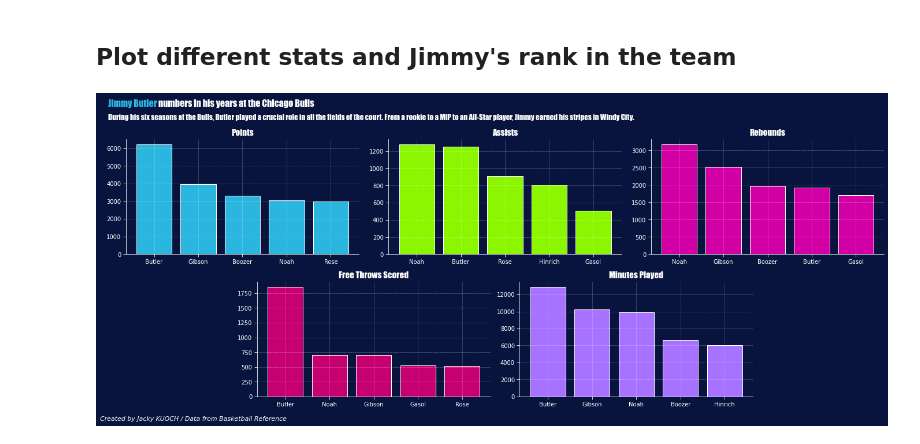
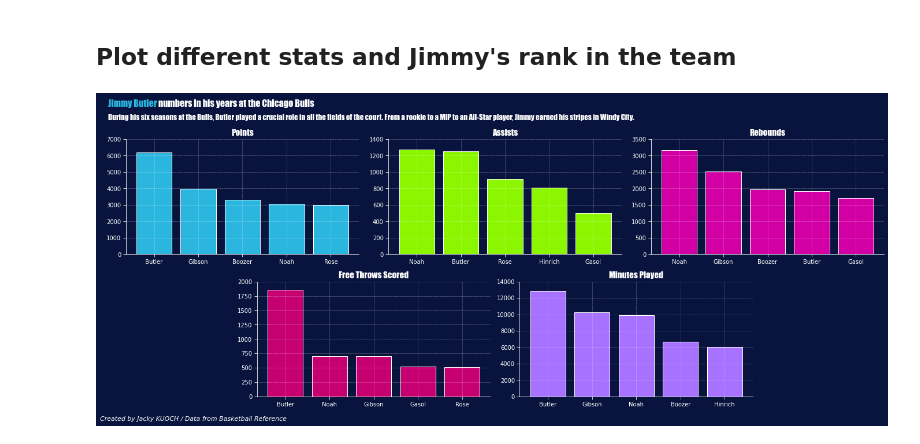
Before and after one commit to JackyKch/JimmyButler, a Jupyter notebook: coding/chicago_importance.ipynb, the cells around one changed output. Saved outputs shown, nothing was run; the diff lists cells and outputs as text; code cells hidden in the pictures.

Commit message:
Create importance plot for JB in Chicago

```diff
--- a/coding/chicago_importance.ipynb
+++ b/coding/chicago_importance.ipynb
@@ -110,31 +110,38 @@ ax4.spines['left'].set_color("w")
 
 ## Fith plot
 ax5.spines['bottom'].set_color("w")
 ax5.spines['top'].set_visible(False)
 ax5.spines['right'].set_visible(False)
 ax5.spines['left'].set_color("w")
 
+## Set ylimits
+ax1.set_ylim(0,7000)
+ax2.set_ylim(0,1400)
+ax3.set_ylim(0,3500)
+ax4.set_ylim(0,2000)
+ax5.set_ylim(0,14000)
+
 # Title and credits
 fig_text(0.01,1.08, s="<Jimmy Butler> numbers in his years at the Chicago Bulls\n", highlight_textprops=[{"color": '#2bb6e0'}], fontsize = 16, fontweight = "bold", color = "w", **hfont)
 fig.text(0.01,1.01, "During his six seasons at the Bulls, Butler played a crucial role in all the fields of the court. From a rookie to a MIP to an All-Star player, Jimmy earned his stripes in Windy City.", fontsize = 13, fontweight="light", color = "w", **hfont)
 fig.text(0, -0.025, "Created by Jacky KUOCH / Data from Basketball Reference",fontstyle="italic",fontsize=11, color="w")
 
 # Plot bar charts of stats
 ax1.bar(points['Player'], points['PTS'], zorder=0, color="#2bb6e0",edgecolor = 'w')
 ax2.bar(assists['Player'], assists['AST'], zorder=0, color="#8BF600",edgecolor = 'w')
 ax3.bar(rebounds['Player'], rebounds['TRB'], zorder=0, color="#D200A4",edgecolor = 'w')
 ax4.bar(freethrows['Player'], freethrows['FT'],zorder=0, color="#C60070",edgecolor = 'w')
 ax5.bar(minutes['Player'], minutes['MP'],zorder=0, color="#A672FF",edgecolor = 'w')
 
 # Axes Label
 ## First plot
 ax1.set_title("Points", color="w", fontsize=15 , **hfont)
 ax2.set_title("Assists", color="w", fontsize=15 , **hfont)
 ax3.set_title("Rebounds", color="w", fontsize=15 , **hfont)
 ax4.set_title("Free Throws Scored", color="w", fontsize=15 , **hfont)
 ax5.set_title("Minutes Played", color="w", fontsize=15 , **hfont)
 
 
 fig.tight_layout()
 # %% [output]
-[figure, old version]
+[figure, new version]
```
